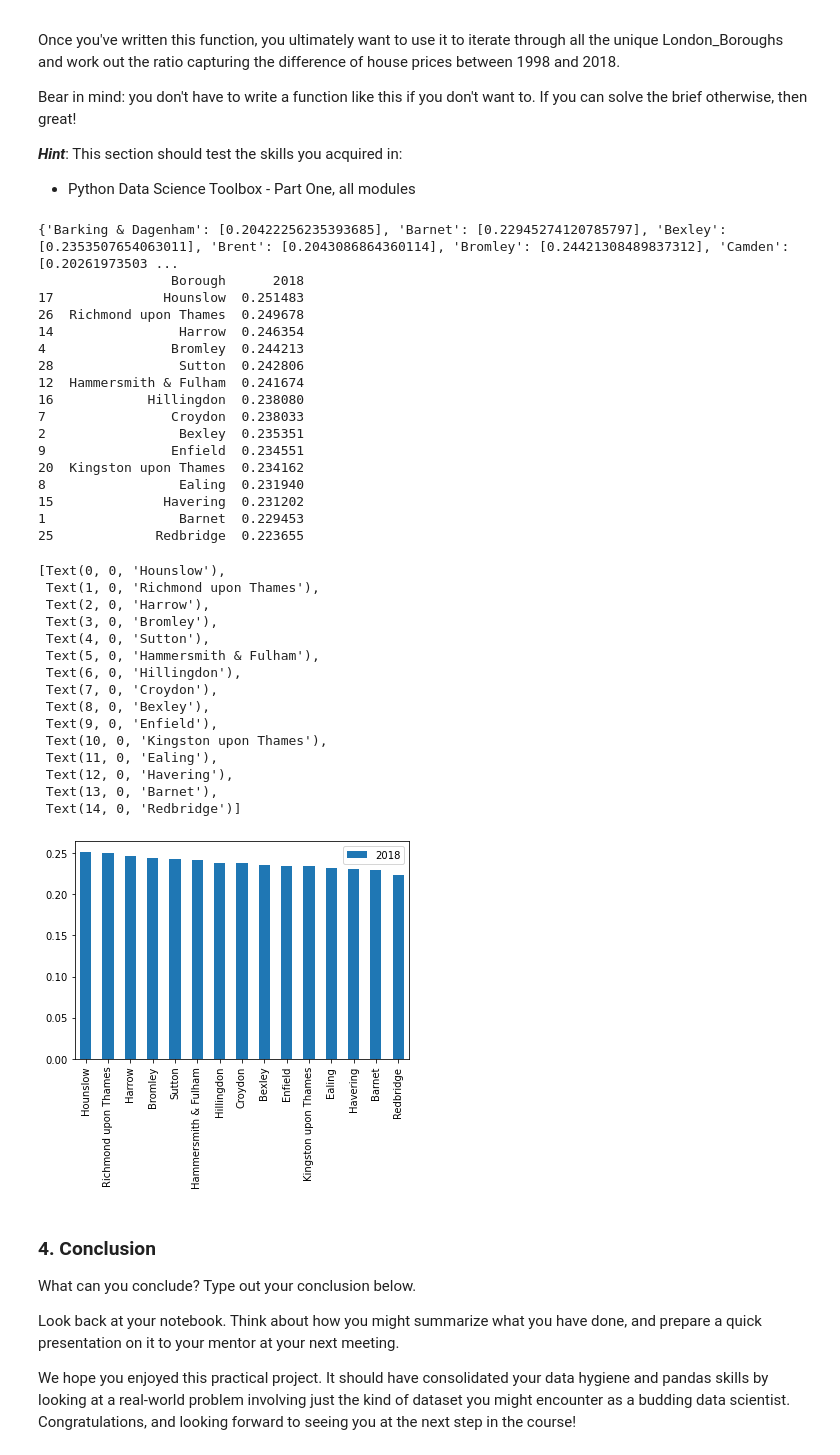
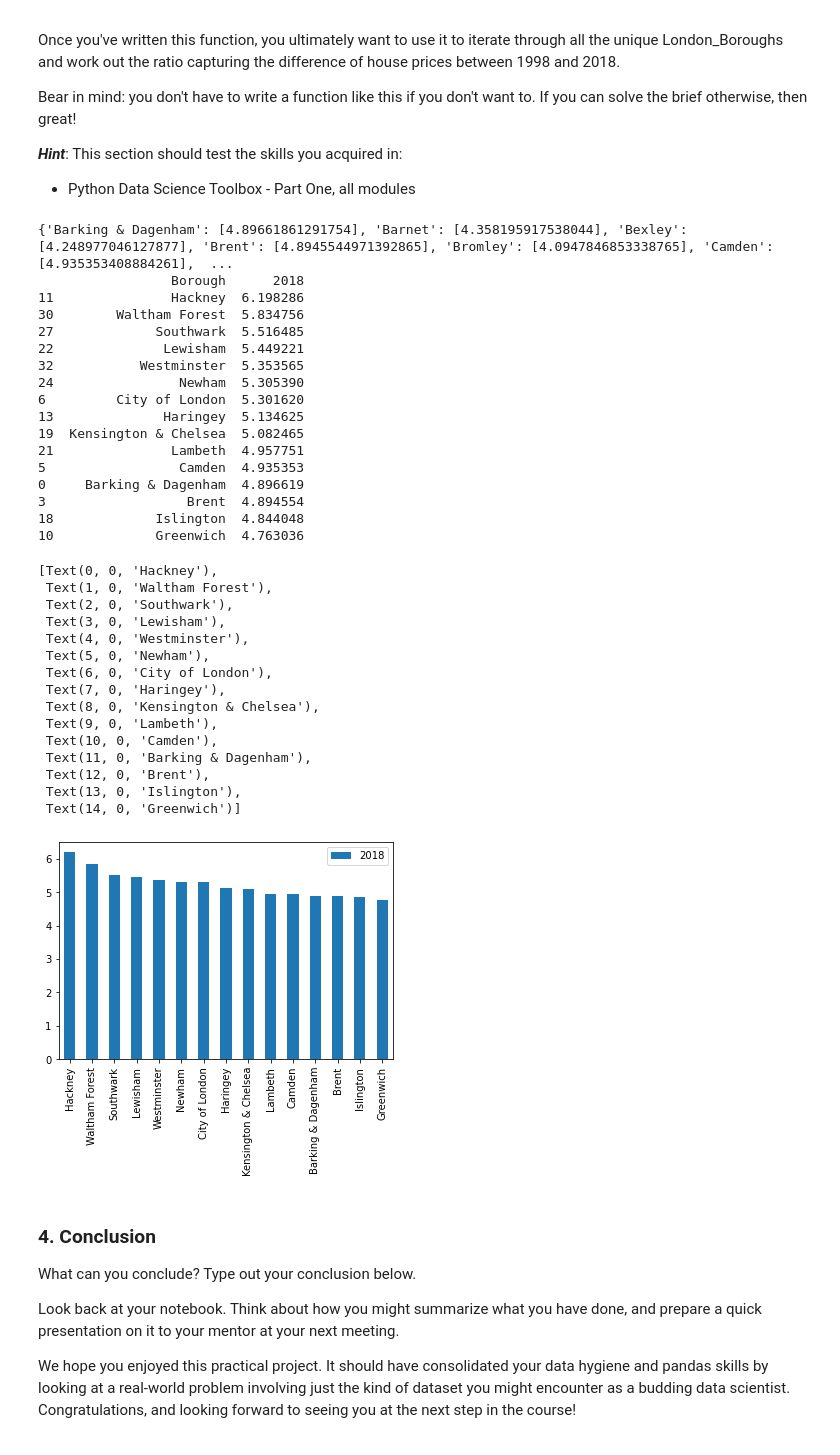
Before and after one commit to Tchawla182/Springboard, a Jupyter notebook: Unit 4 Tier 3 Guidelines - FINAL SUBMISSION.ipynb, the cells around one changed output. Saved outputs shown, nothing was run; the diff lists cells and outputs as text; code cells hidden in the pictures.

```diff
--- a/Unit 4 Tier 3 Guidelines - FINAL SUBMISSION.ipynb
+++ b/Unit 4 Tier 3 Guidelines - FINAL SUBMISSION.ipynb
@@ -354,58 +354,58 @@ Bear in mind: you don't have to write a function like this if you don't want to.
 # %%
 def create_price_ratio(d):
     y1998 = float(d['Average_price'][d['Year']==1998])
     y2018 = float(d['Average_price'][d['Year']==2018])
-    ratio = [y1998/y2018]
+    ratio = [y2018/y1998]
     return ratio
 create_price_ratio(dfg[dfg['London_Borough']=='Barking & Dagenham'])
 final = {}
 for b in dfg['London_Borough'].unique():
     borough = dfg[dfg['London_Borough'] == b]
     final[b] = create_price_ratio(borough)
 print(final)
 df_ratios = pd.DataFrame(final)
 df_ratios_T = df_ratios.T
 df_ratios = df_ratios_T.reset_index()
 df_ratios.rename(columns={'index':'Borough', 0:'2018'}, inplace=True)
 top15 = df_ratios.sort_values(by='2018',ascending=False).head(15)
 print(top15)
 ax = top15[['Borough','2018']].plot(kind='bar')
 
 ax.set_xticklabels(top15.Borough)
 # %% [output]
-{'Barking & Dagenham': [0.20422256235393685], 'Barnet': [0.22945274120785797], 'Bexley': [0.2353507654063011], 'Brent': [0.2043086864360114], 'Bromley': [0.24421308489837312], 'Camden': [0.20261973503 ...
+{'Barking & Dagenham': [4.89661861291754], 'Barnet': [4.358195917538044], 'Bexley': [4.248977046127877], 'Brent': [4.8945544971392865], 'Bromley': [4.0947846853338765], 'Camden': [4.935353408884261],  ...
                  Borough      2018
-17              Hounslow  0.251483
-26  Richmond upon Thames  0.249678
-14                Harrow  0.246354
-4                Bromley  0.244213
-28                Sutton  0.242806
-12  Hammersmith & Fulham  0.241674
-16            Hillingdon  0.238080
-7                Croydon  0.238033
-2                 Bexley  0.235351
-9                Enfield  0.234551
-20  Kingston upon Thames  0.234162
-8                 Ealing  0.231940
-15              Havering  0.231202
-1                 Barnet  0.229453
-25             Redbridge  0.223655
+11               Hackney  6.198286
+30        Waltham Forest  5.834756
+27             Southwark  5.516485
+22              Lewisham  5.449221
+32           Westminster  5.353565
+24                Newham  5.305390
+6         City of London  5.301620
+13              Haringey  5.134625
+19  Kensington & Chelsea  5.082465
+21               Lambeth  4.957751
+5                 Camden  4.935353
+0     Barking & Dagenham  4.896619
+3                  Brent  4.894554
+18             Islington  4.844048
+10             Greenwich  4.763036
-[Text(0, 0, 'Hounslow'),
- Text(1, 0, 'Richmond upon Thames'),
- Text(2, 0, 'Harrow'),
- Text(3, 0, 'Bromley'),
- Text(4, 0, 'Sutton'),
- Text(5, 0, 'Hammersmith & Fulham'),
- Text(6, 0, 'Hillingdon'),
- Text(7, 0, 'Croydon'),
- Text(8, 0, 'Bexley'),
- Text(9, 0, 'Enfield'),
- Text(10, 0, 'Kingston upon Thames'),
- Text(11, 0, 'Ealing'),
- Text(12, 0, 'Havering'),
- Text(13, 0, 'Barnet'),
- Text(14, 0, 'Redbridge')]
+[Text(0, 0, 'Hackney'),
+ Text(1, 0, 'Waltham Forest'),
+ Text(2, 0, 'Southwark'),
+ Text(3, 0, 'Lewisham'),
+ Text(4, 0, 'Westminster'),
+ Text(5, 0, 'Newham'),
+ Text(6, 0, 'City of London'),
+ Text(7, 0, 'Haringey'),
+ Text(8, 0, 'Kensington & Chelsea'),
+ Text(9, 0, 'Lambeth'),
+ Text(10, 0, 'Camden'),
+ Text(11, 0, 'Barking & Dagenham'),
+ Text(12, 0, 'Brent'),
+ Text(13, 0, 'Islington'),
+ Text(14, 0, 'Greenwich')]
-[figure, old version]
+[figure, new version]
 # %% [markdown]
 ### 4. Conclusion
 What can you conclude? Type out your conclusion below.
```
Also changed, not shown: parts of 1 cell of this notebook.
